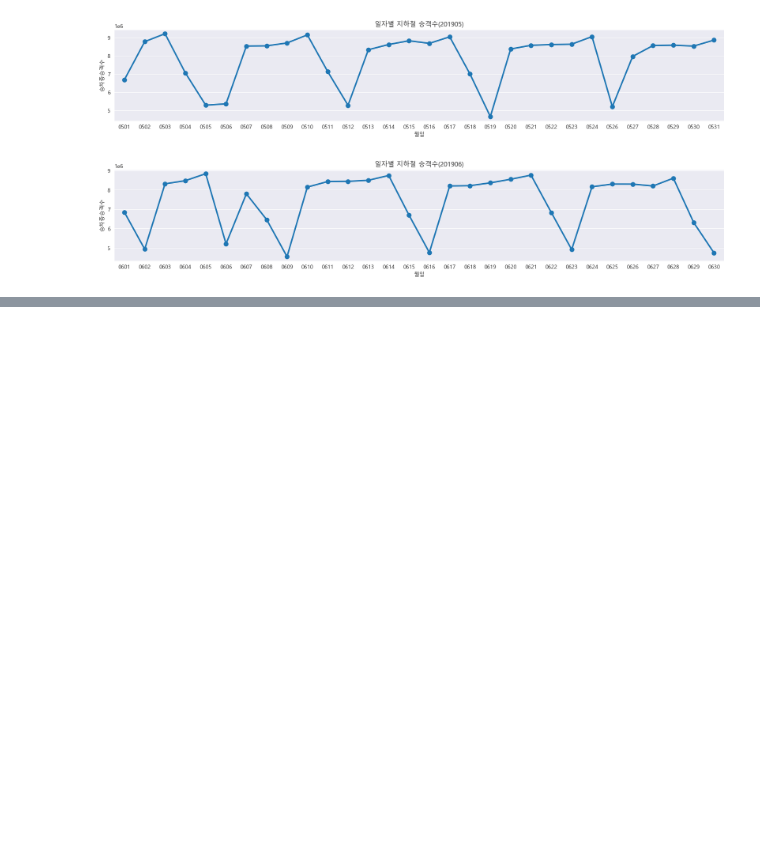
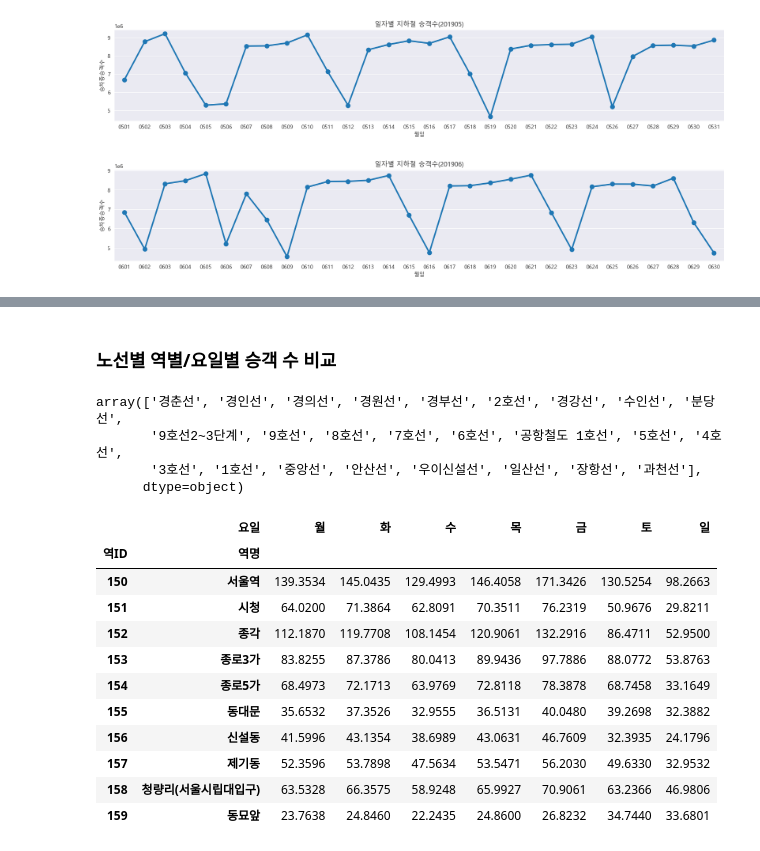
Before and after one commit to flyingdotori/LS_ML, a Jupyter notebook: Section5_Subway.ipynb, the cells around one changed output, grey strips where cells are left out. Saved outputs shown, nothing was run; the diff lists cells and outputs as text; code cells hidden in the pictures; blank space fills up the shorter version.

```diff
--- a/Section5_Subway.ipynb
+++ b/Section5_Subway.ipynb
@@ -431,0 +484,30 @@ for yearmonth in raw['연월'].unique():
+# %% [markdown]
+### 노선별 역별/요일별 승객 수 비교
+# %%
+raw['노선명'].unique()
+# %% [output]
+array(['경춘선', '경인선', '경의선', '경원선', '경부선', '2호선', '경강선', '수인선', '분당선',
+       '9호선2~3단계', '9호선', '8호선', '7호선', '6호선', '공항철도 1호선', '5호선', '4호선',
+       '3호선', '1호선', '중앙선', '안산선', '우이신설선', '일산선', '장항선', '과천선'],
+      dtype=object)
+# %%
+line = '1호선'
+data_line = raw[raw['노선명']==line]
+
+df_pivot = data_line.pivot_table(index=['역ID', '역명'], columns='요일', values='승차총승객수', aggfunc='sum')      # 역ID를 통해 역 순서대로 배치
+df_pivot = df_pivot[['월', '화', '수', '목', '금', '토', '일']]
+df_pivot = df_pivot/10000       # 만명 단위
+df_pivot
+# %% [output]
+|  | 요일 | 월 | 화 | 수 | 목 | 금 | 토 | 일 |
+| 역ID | 역명 |  |  |  |  |  |  |  |
+| 150 | 서울역 | 139.3534 | 145.0435 | 129.4993 | 146.4058 | 171.3426 | 130.5254 | 98.2663 |
+| 151 | 시청 | 64.0200 | 71.3864 | 62.8091 | 70.3511 | 76.2319 | 50.9676 | 29.8211 |
+| 152 | 종각 | 112.1870 | 119.7708 | 108.1454 | 120.9061 | 132.2916 | 86.4711 | 52.9500 |
+| 153 | 종로3가 | 83.8255 | 87.3786 | 80.0413 | 89.9436 | 97.7886 | 88.0772 | 53.8763 |
+| 154 | 종로5가 | 68.4973 | 72.1713 | 63.9769 | 72.8118 | 78.3878 | 68.7458 | 33.1649 |
+| 155 | 동대문 | 35.6532 | 37.3526 | 32.9555 | 36.5131 | 40.0480 | 39.2698 | 32.3882 |
+| 156 | 신설동 | 41.5996 | 43.1354 | 38.6989 | 43.0631 | 46.7609 | 32.3935 | 24.1796 |
+| 157 | 제기동 | 52.3596 | 53.7898 | 47.5634 | 53.5471 | 56.2030 | 49.6330 | 32.9532 |
+| 158 | 청량리(서울시립대입구) | 63.5328 | 66.3575 | 58.9248 | 65.9927 | 70.9061 | 63.2366 | 46.9806 |
+| 159 | 동묘앞 | 23.7638 | 24.8460 | 22.2435 | 24.8600 | 26.8232 | 34.7440 | 33.6801 |
```
Also changed, not shown: parts of 8 cells of this notebook.
